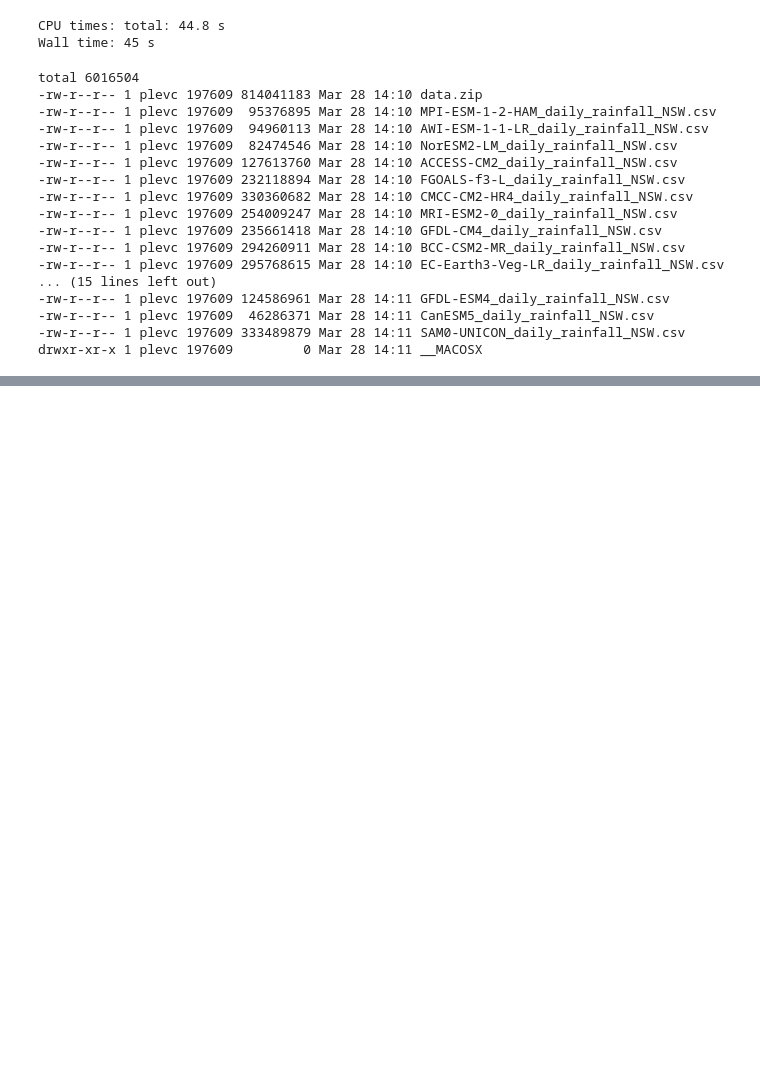
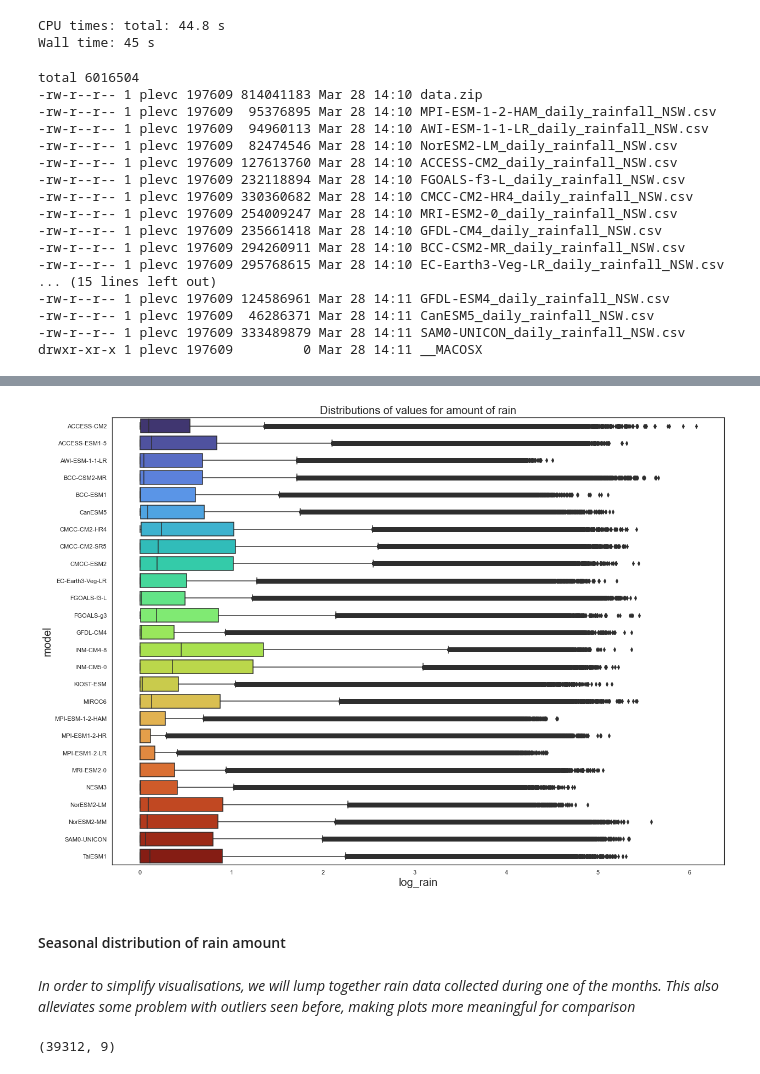
Before and after one commit to UBC-MDS/525_group9, a Jupyter notebook: notebooks/pavel_milestone1.ipynb, the cells around one changed output, grey strips where cells are left out. Cells and saved outputs as stored; diff of their text form; code cells hidden in the pictures; blank space fills up the shorter version.

```diff
--- a/notebooks/pavel_milestone1.ipynb
+++ b/notebooks/pavel_milestone1.ipynb
@@ -94,0 +180,11 @@ df.head(3)
+# %%
+df['log_rain'] = np.log1p(df['rain (mm/day)'])
+# %%
+sns.set(rc={'figure.figsize':(20,15),"font.size":20,"axes.titlesize":20,"axes.labelsize":20},style="white")
+sns.boxplot(data = df, x="log_rain", y="model", palette='turbo').set_title('Distributions of values for amount of rain');
+# %% [output]
+[figure, added]
+# %% [markdown]
+#### Seasonal distribution of rain amount
+# %% [markdown]
+_In order to simplify visualisations, we will lump together rain data collected during one of the months. This also alleviates some problem with outliers seen before, making plots more meaningful for comparison_
@@ -94,0 +210,4 @@ df.head(3)
+# %%
+dfm.shape
+# %% [output]
+(39312, 9)
```
Also changed, not shown: parts of 38 cells of this notebook, 1 other file.
